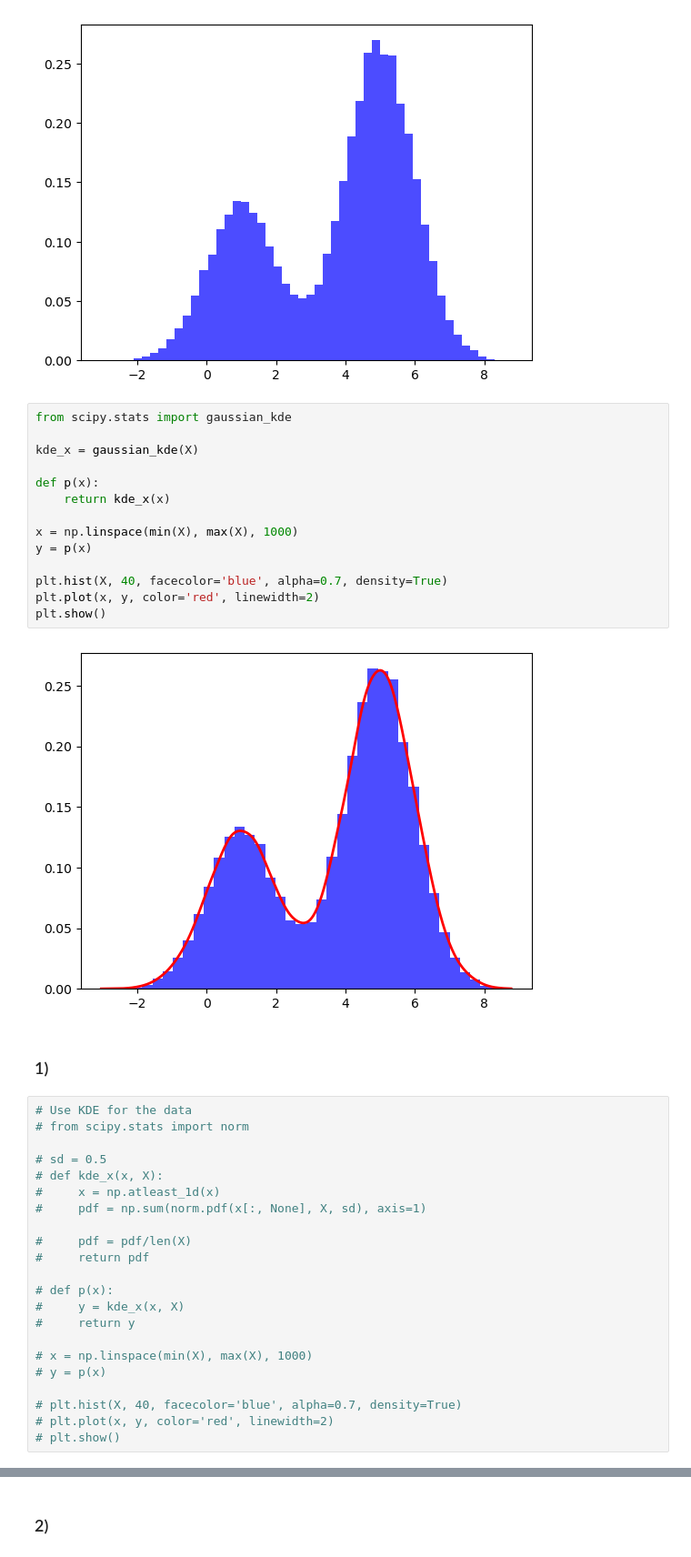
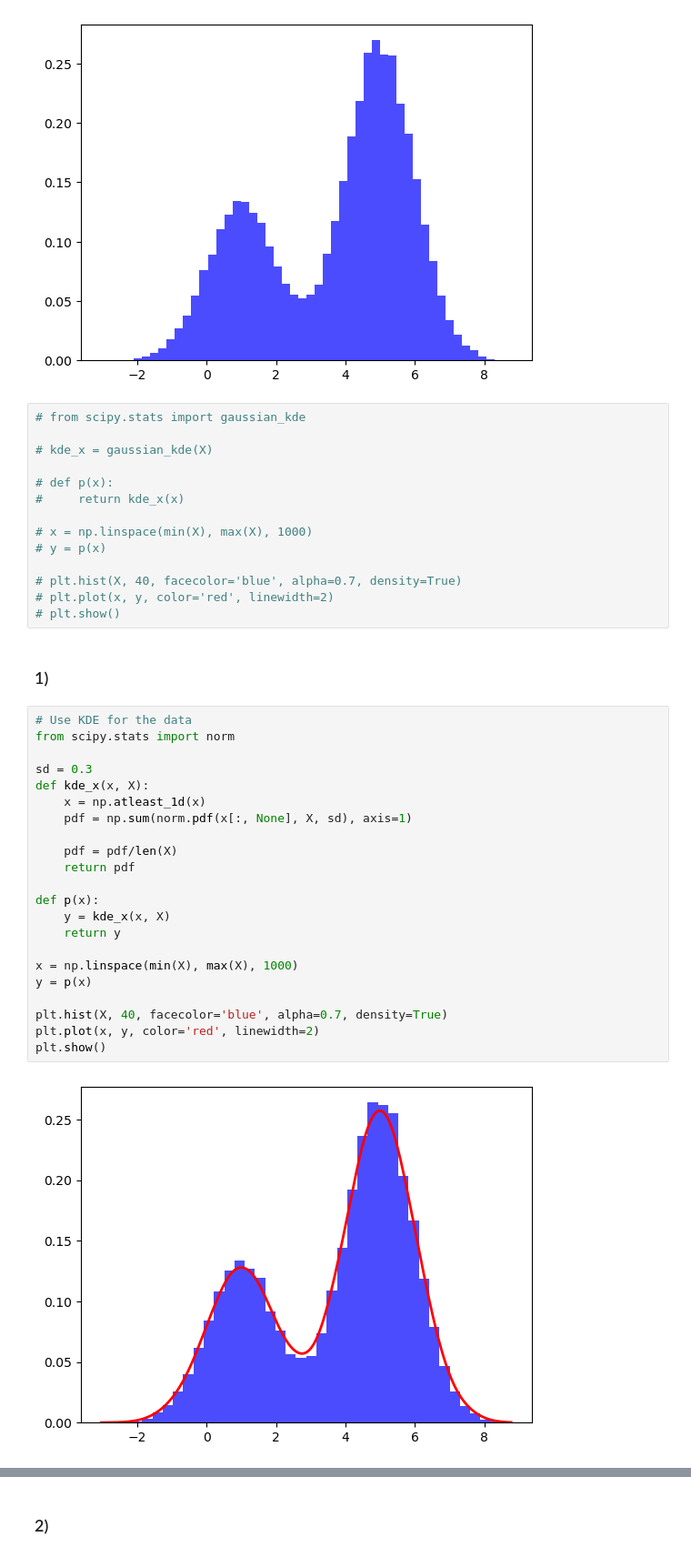
Before and after one commit to kennethaldridge/DS4400-HW, a Jupyter notebook: ds4400_hw6.ipynb, the cells around one changed output, grey strips where cells are left out. Shown at 91% size. Drawn from its saved outputs; the diff is of its cells as text.

```diff
--- a/ds4400_hw6.ipynb
+++ b/ds4400_hw6.ipynb
@@ -207,42 +248,42 @@ plt.show()
 # %% [output]
 [figure]
 # %%
-from scipy.stats import gaussian_kde
+# from scipy.stats import gaussian_kde
 
-kde_x = gaussian_kde(X)
+# kde_x = gaussian_kde(X)
 
-def p(x):
-    return kde_x(x)
+# def p(x):
+#     return kde_x(x)
 
-x = np.linspace(min(X), max(X), 1000)
-y = p(x)
+# x = np.linspace(min(X), max(X), 1000)
+# y = p(x)
 
-plt.hist(X, 40, facecolor='blue', alpha=0.7, density=True)
-plt.plot(x, y, color='red', linewidth=2)
-plt.show()
+# plt.hist(X, 40, facecolor='blue', alpha=0.7, density=True)
+# plt.plot(x, y, color='red', linewidth=2)
+# plt.show()
-# %% [output]
-[figure, removed]
 # %% [markdown]
 ### 1)
 # %%
 # Use KDE for the data
-# from scipy.stats import norm
+from scipy.stats import norm
 
-# sd = 0.5
-# def kde_x(x, X):
-#     x = np.atleast_1d(x)
-#     pdf = np.sum(norm.pdf(x[:, None], X, sd), axis=1)
+sd = 0.3
+def kde_x(x, X):
+    x = np.atleast_1d(x)
+    pdf = np.sum(norm.pdf(x[:, None], X, sd), axis=1)
 
-#     pdf = pdf/len(X)
-#     return pdf
+    pdf = pdf/len(X)
+    return pdf
 
-# def p(x):
-#     y = kde_x(x, X)
-#     return y
+def p(x):
+    y = kde_x(x, X)
+    return y
 
-# x = np.linspace(min(X), max(X), 1000)
-# y = p(x)
+x = np.linspace(min(X), max(X), 1000)
+y = p(x)
 
-# plt.hist(X, 40, facecolor='blue', alpha=0.7, density=True)
-# plt.plot(x, y, color='red', linewidth=2)
-# plt.show()
+plt.hist(X, 40, facecolor='blue', alpha=0.7, density=True)
+plt.plot(x, y, color='red', linewidth=2)
+plt.show()
+# %% [output]
+[figure, added]
```
Also changed, not shown: parts of 8 cells of this notebook.
